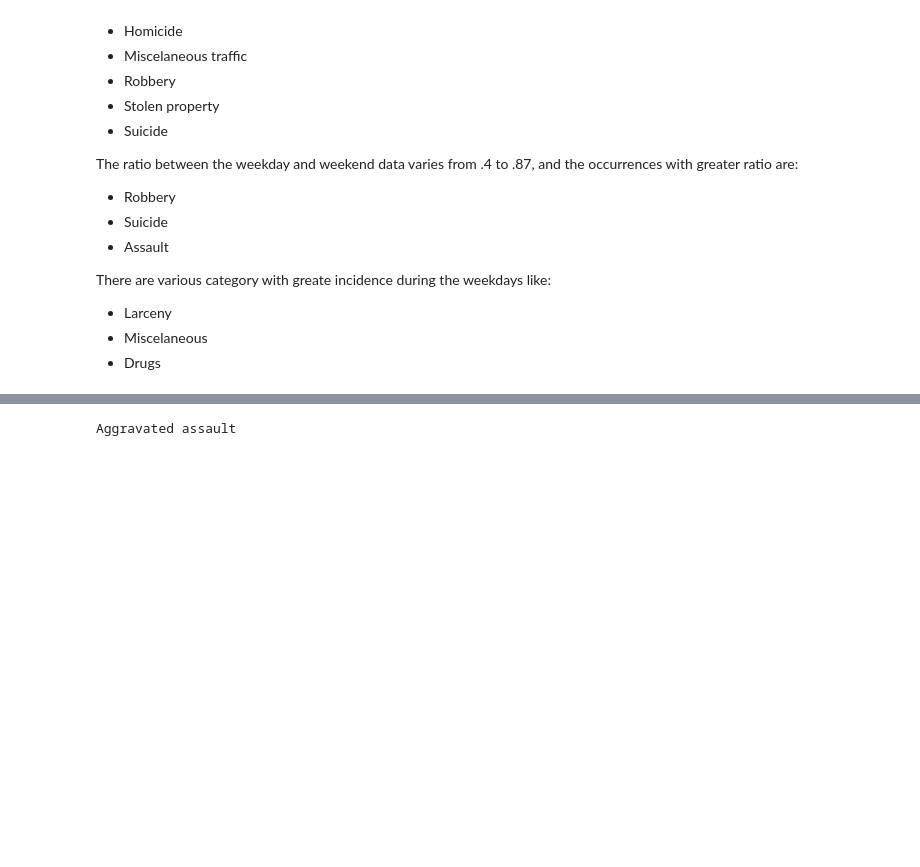
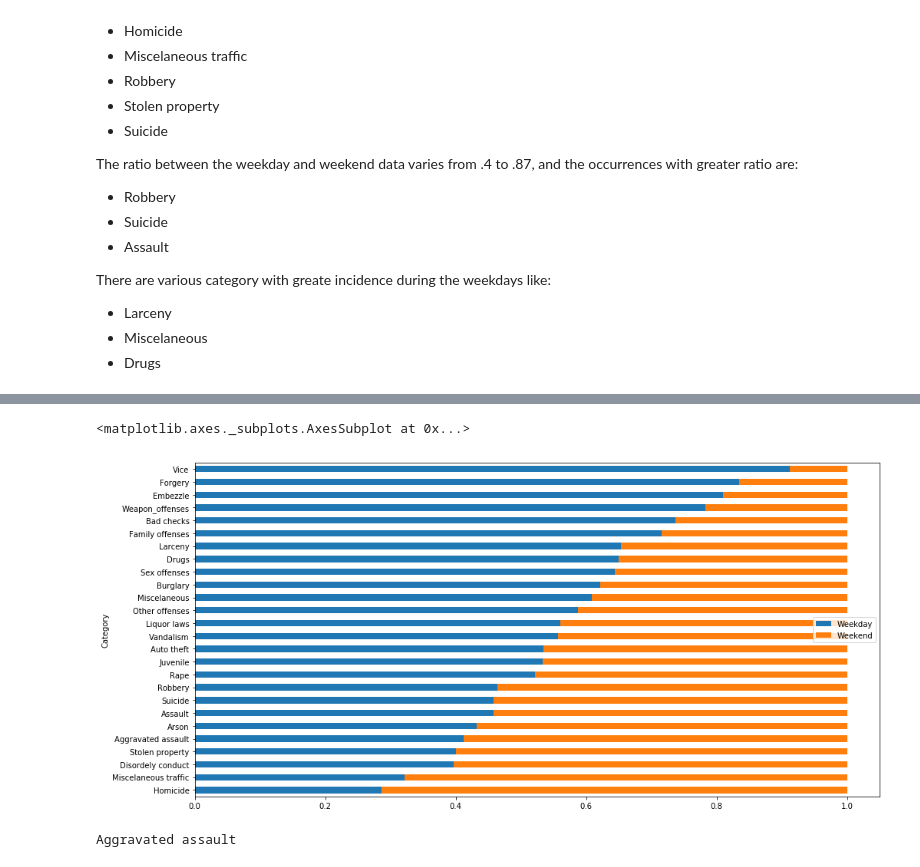
Before and after one commit to abugim/Minority-Report, a Jupyter notebook: Time Analysis.ipynb, the cells around one changed output, grey strips where cells are left out. Cells and saved outputs as stored; diff of their text form; code cells hidden in the pictures; blank space fills up the shorter version.

```diff
--- a/Time Analysis.ipynb
+++ b/Time Analysis.ipynb
@@ -179,3 +195,11 @@ cat_weekpart_pt.plot.bar(figsize=(16, 8), stacked=True)
+# %%
+norm_df = pd.DataFrame()
+norm_df['Weekday'] = cat_weekpart_pt['Weekday'] / cat_weekpart_pt.sum(1).values
+norm_df['Weekend'] = cat_weekpart_pt['Weekend'] / cat_weekpart_pt.sum(1).values
+norm_df.sort_values('Weekday').plot.barh(figsize=(16, 8), stacked=True)
+# %% [output]
+<matplotlib.axes._subplots.AxesSubplot at 0x...>
+[figure, added]
 # %%
 for cat in cat_weekday_pt.index:
     print(cat)
```
Also changed, not shown: parts of 4 cells of this notebook.
